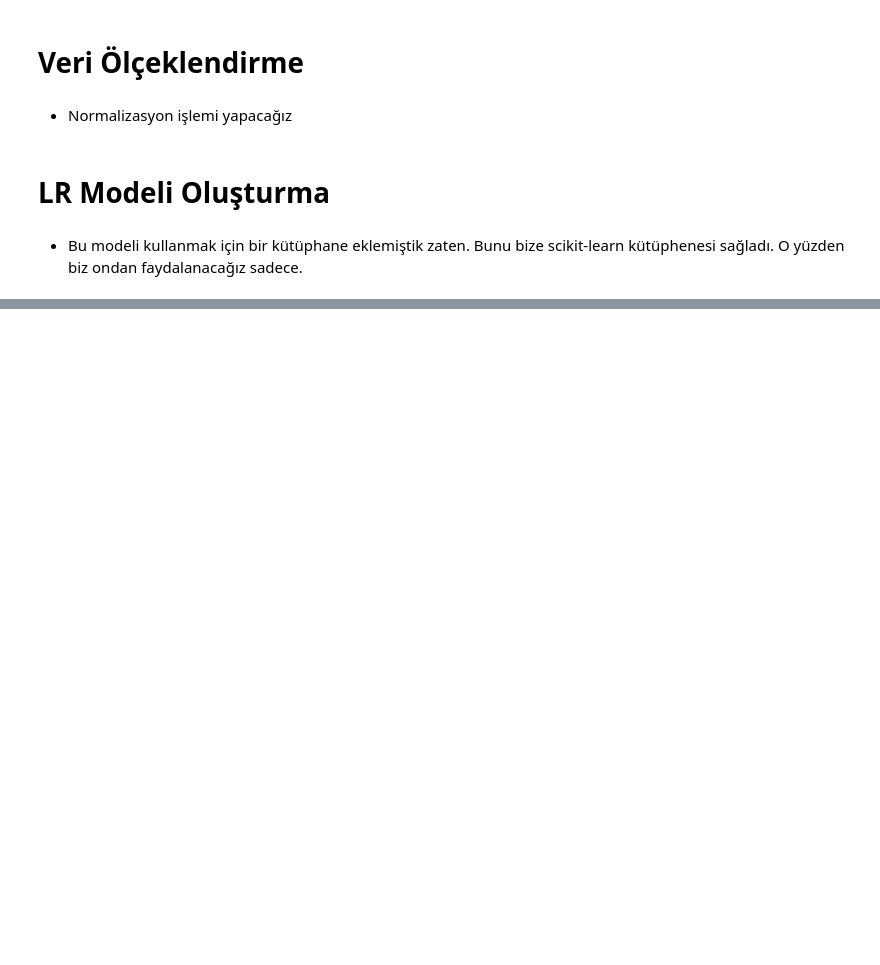
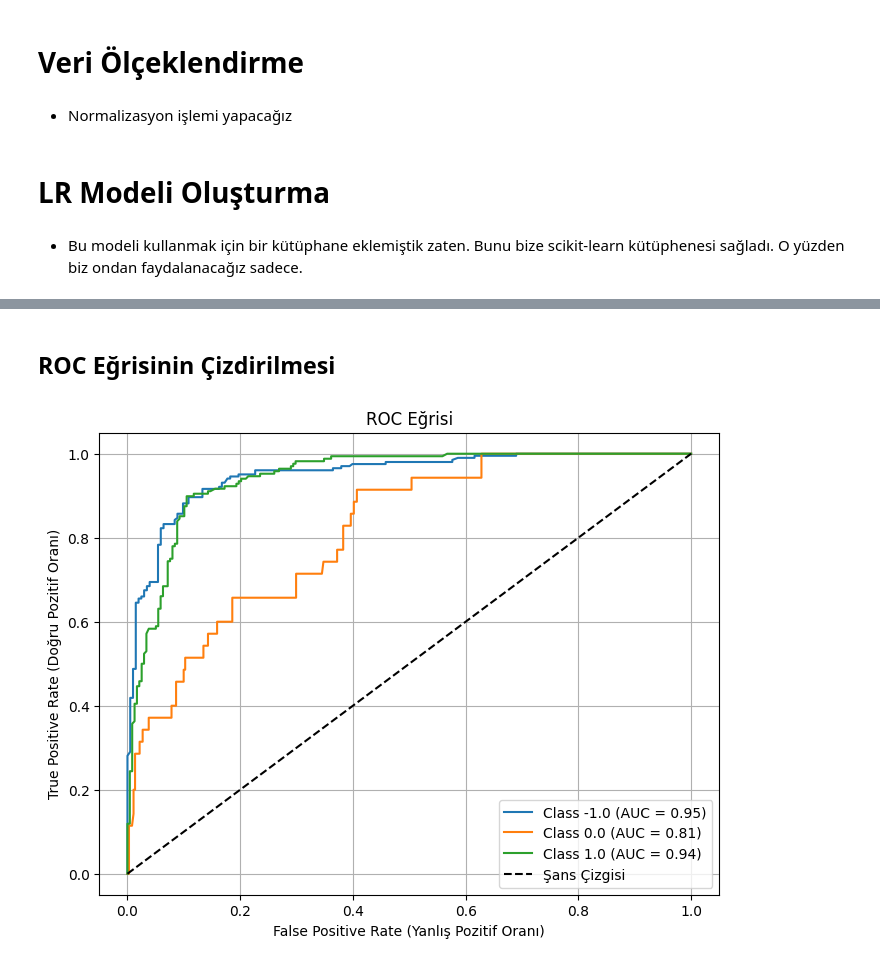
Before and after one commit to cebel-irem/website-phishing, a Jupyter notebook: website_phishing.ipynb, the cells around one changed output, grey strips where cells are left out. Saved outputs shown, nothing was run; the diff lists cells and outputs as text; code cells hidden in the pictures; blank space fills up the shorter version.

```diff
--- a/website_phishing.ipynb
+++ b/website_phishing.ipynb
@@ -188,0 +281,28 @@ ValueError: This solver needs samples of at least 2 classes in the data, but the
+# %% [markdown]
+## ROC Eğrisinin Çizdirilmesi
+# %%
+y_proba = LR_model.predict_proba(x_test_scaled)
+y_test_binarized = label_binarize(y_test, classes=LR_model.classes_)
+
+fpr = {}
+tpr = {}
+roc_auc = {}
+
+for i in range(len(LR_model.classes_)):
+    fpr[i], tpr[i], _ = roc_curve(y_test_binarized[:, i], y_proba[:, i])
+    roc_auc[i] = auc(fpr[i], tpr[i])
+
+# ROC eğrisi çizimi
+plt.figure(figsize=(8, 6))
+for i in range(len(LR_model.classes_)):
+    plt.plot(fpr[i], tpr[i], label=f"Class {LR_model.classes_[i]} (AUC = {roc_auc[i]:.2f})")
+
+plt.plot([0, 1], [0, 1], "k--", label="Şans Çizgisi")
+plt.xlabel("False Positive Rate (Yanlış Pozitif Oranı)")
+plt.ylabel("True Positive Rate (Doğru Pozitif Oranı)")
+plt.title("ROC Eğrisi")
+plt.legend(loc="lower right")
+plt.grid()
+plt.show()
+# %% [output]
+[figure, added]
```
Also changed, not shown: parts of 30 cells of this notebook.
